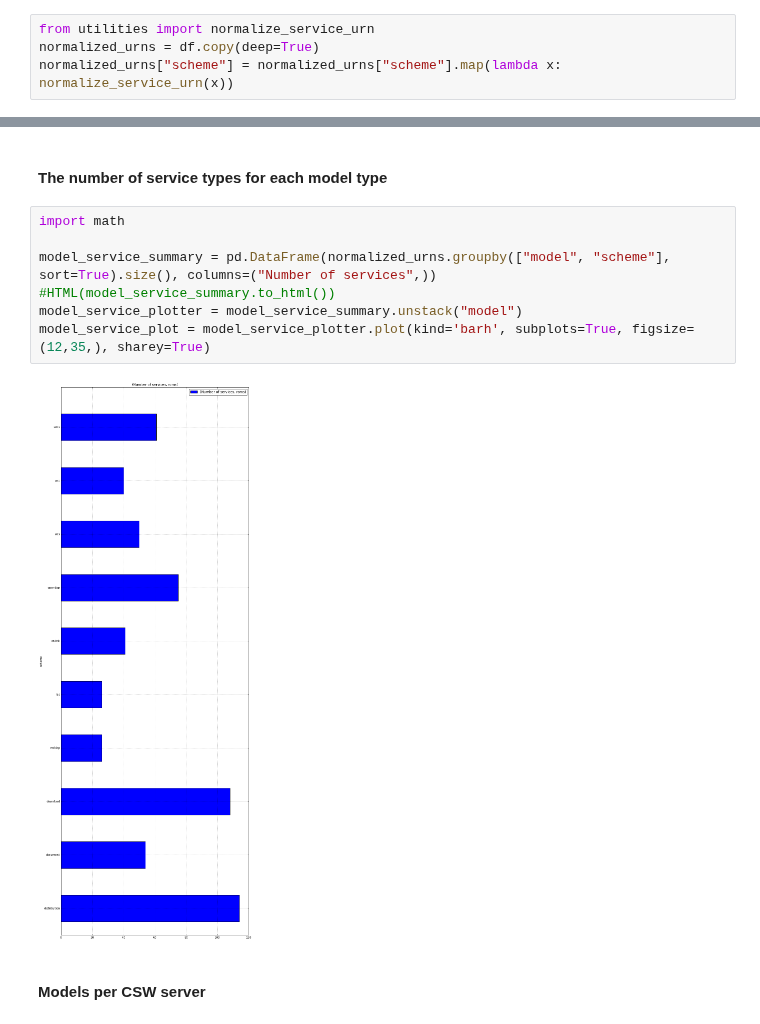
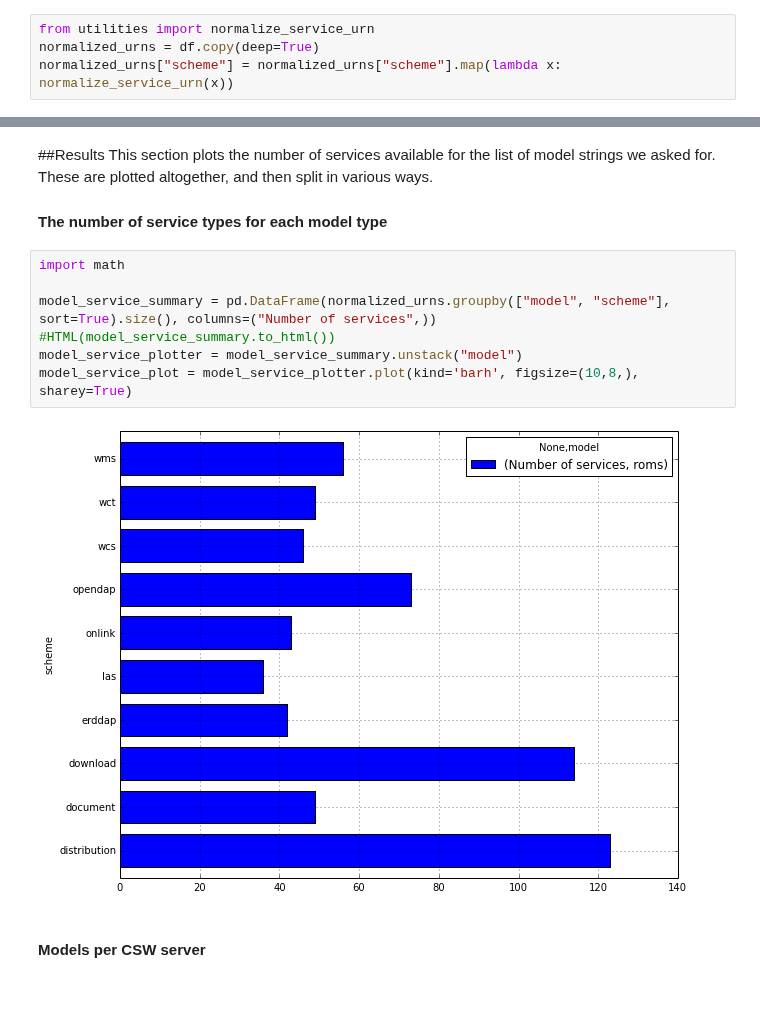
Before and after one commit to ioos/system-test, a Jupyter notebook: Theme_1_Baseline/Scenario_1A_Model_Strings/Scenario_1A_Model_Strings.ipynb, the cells around one changed output, grey strips where cells are left out. Drawn from its saved outputs; the diff is of its cells as text; blank space fills up the shorter version.

```diff
--- a/Theme_1_Baseline/Scenario_1A_Model_Strings/Scenario_1A_Model_Strings.ipynb
+++ b/Theme_1_Baseline/Scenario_1A_Model_Strings/Scenario_1A_Model_Strings.ipynb
@@ -114,14 +113,16 @@ normalized_urns_summary.sort('Number of services', ascending=False).plot(kind="b
-# %% [markdown]
-#### The number of service types for each model type
+# %% [markdown]
+##Results
+This section plots the number of services available for the list of model strings we asked for. These are plotted altogether, and then split in various ways.
+#### The number of service types for each model type
 # %%
 import math
 
 model_service_summary = pd.DataFrame(normalized_urns.groupby(["model", "scheme"], sort=True).size(), columns=("Number of services",))
 #HTML(model_service_summary.to_html())
 model_service_plotter = model_service_summary.unstack("model")
-model_service_plot = model_service_plotter.plot(kind='barh', subplots=True, figsize=(12,35,), sharey=True)
+model_service_plot = model_service_plotter.plot(kind='barh', figsize=(10,8,), sharey=True)
 # %% [output]
-[figure, old version]
+[figure, new version]
 # %% [markdown]
 #### Models per CSW server
 # %%
```
Also changed, not shown: parts of 10 cells of this notebook, 1 other file.
